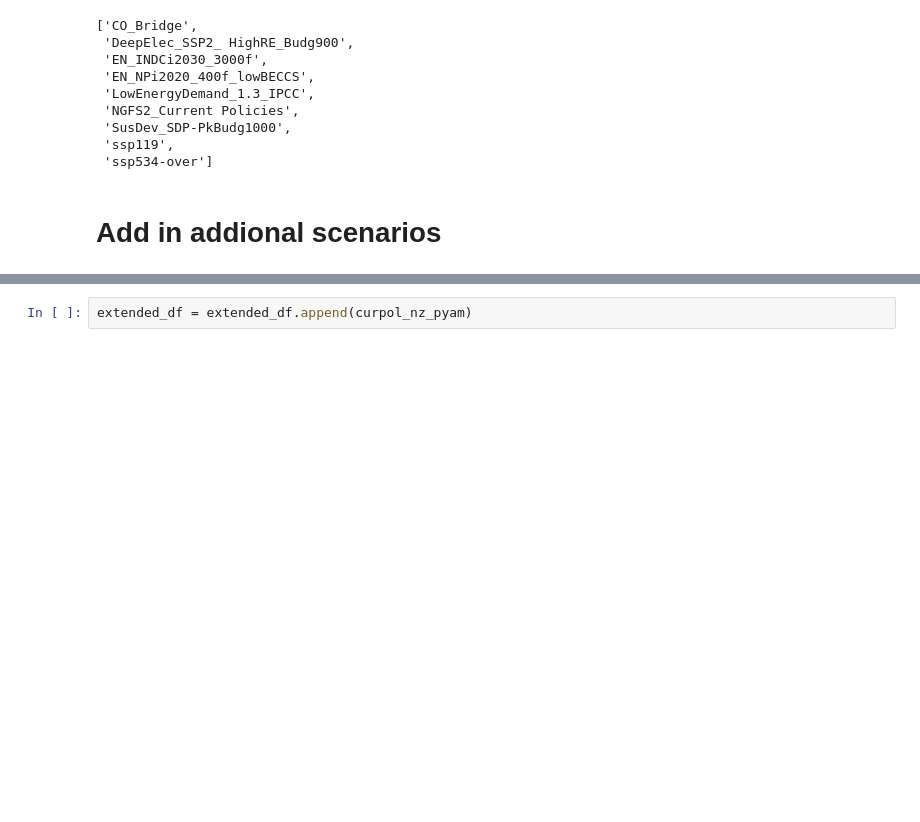
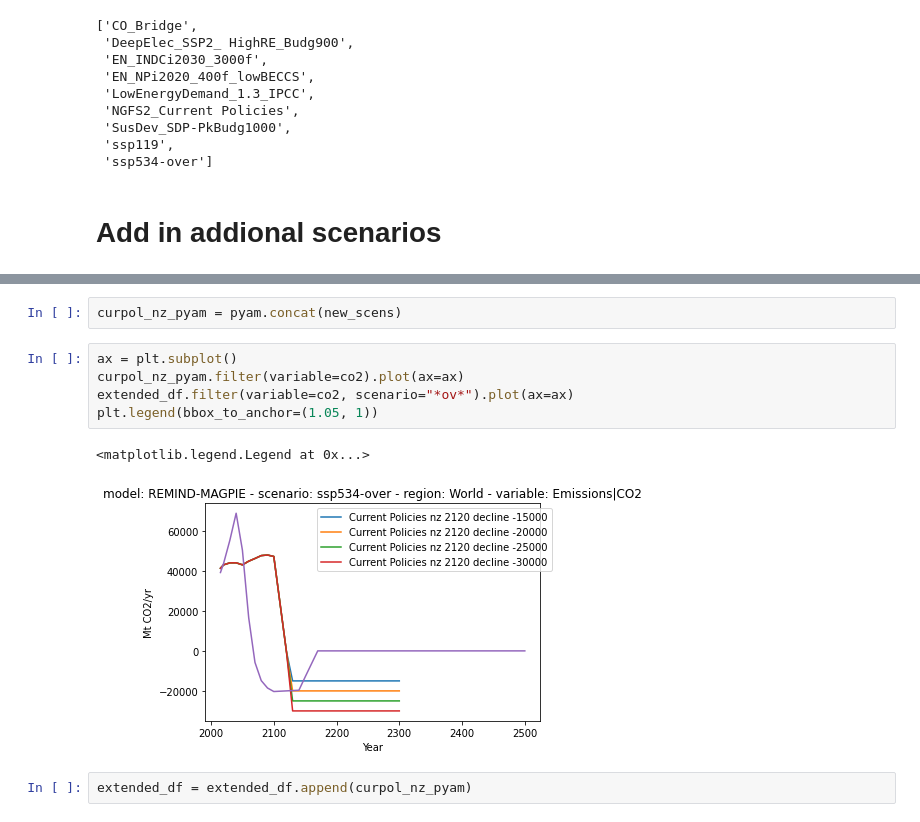
Before and after one commit to Rlamboll/PROVIDEemissions, a Jupyter notebook: notebooks/Select_pathways.ipynb, the cells around one changed output, grey strips where cells are left out. Drawn from its saved outputs; the diff is of its cells as text; blank space fills up the shorter version.

```diff
--- a/notebooks/Select_pathways.ipynb
+++ b/notebooks/Select_pathways.ipynb
@@ -366,3 +383,13 @@ curpol_nz_pyam = pyam.IamDataFrame(curpol_nz.append(curpol_nz_co2))
+# %%
+curpol_nz_pyam = pyam.concat(new_scens)
+# %%
+ax = plt.subplot()
+curpol_nz_pyam.filter(variable=co2).plot(ax=ax)
+extended_df.filter(variable=co2, scenario="*ov*").plot(ax=ax)
+plt.legend(bbox_to_anchor=(1.05, 1))
+# %% [output]
+<matplotlib.legend.Legend at 0x...>
+[figure, added]
 # %%
 extended_df = extended_df.append(curpol_nz_pyam)
 # %%
```
Also changed, not shown: parts of 9 cells of this notebook, 1 other file.
